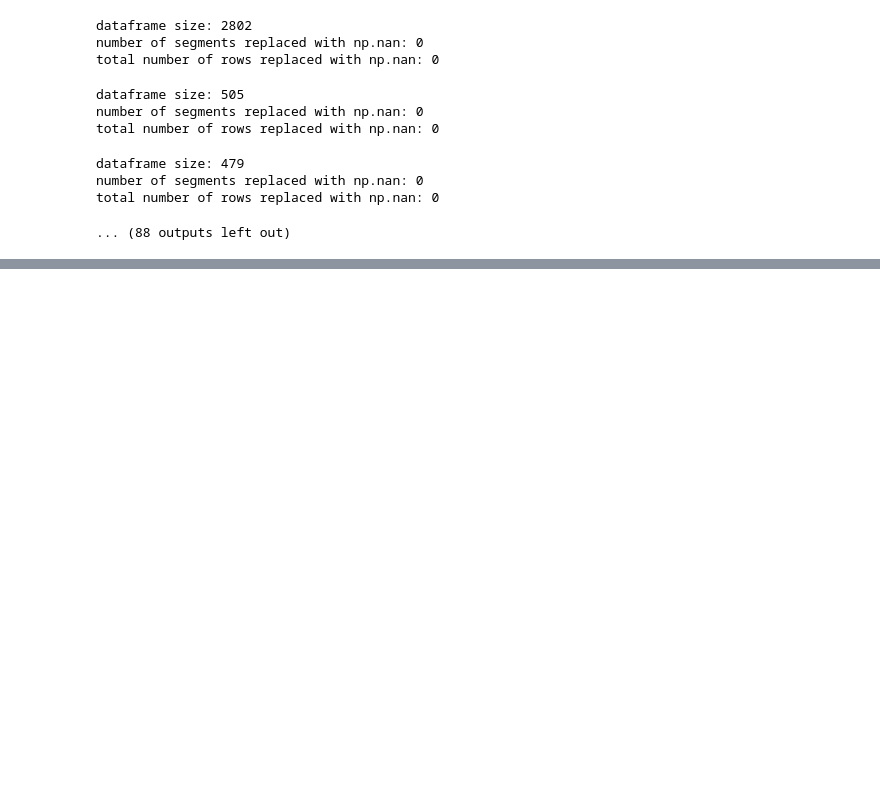
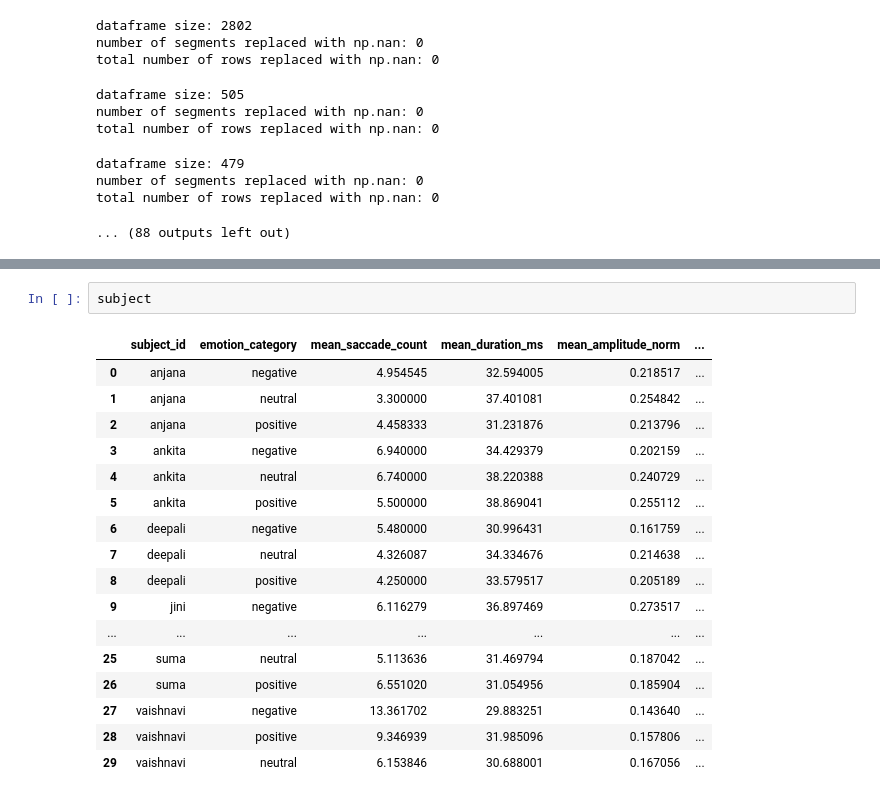
Before and after one commit to deepshiksharma/eye-tracking-ccs, a Jupyter notebook: preprocessing & analysis/saccades.ipynb, the cells around one changed output, grey strips where cells are left out. Saved outputs shown, nothing was run; the diff lists cells and outputs as text; blank space fills up the shorter version.

Commit message:
saccades notebook cell finished running

```diff
--- a/preprocessing & analysis/saccades.ipynb
+++ b/preprocessing & analysis/saccades.ipynb
@@ -46,0 +54,20 @@ total number of rows replaced with np.nan: 0
+# %%
+subject
+# %% [output]
+|  | subject_id | emotion_category | mean_saccade_count | mean_duration_ms | mean_amplitude_norm | ... |
+| 0 | anjana | negative | 4.954545 | 32.594005 | 0.218517 | ... |
+| 1 | anjana | neutral | 3.300000 | 37.401081 | 0.254842 | ... |
+| 2 | anjana | positive | 4.458333 | 31.231876 | 0.213796 | ... |
+| 3 | ankita | negative | 6.940000 | 34.429379 | 0.202159 | ... |
+| 4 | ankita | neutral | 6.740000 | 38.220388 | 0.240729 | ... |
+| 5 | ankita | positive | 5.500000 | 38.869041 | 0.255112 | ... |
+| 6 | deepali | negative | 5.480000 | 30.996431 | 0.161759 | ... |
+| 7 | deepali | neutral | 4.326087 | 34.334676 | 0.214638 | ... |
+| 8 | deepali | positive | 4.250000 | 33.579517 | 0.205189 | ... |
+| 9 | jini | negative | 6.116279 | 36.897469 | 0.273517 | ... |
+| ... | ... | ... | ... | ... | ... | ... |
+| 25 | suma | neutral | 5.113636 | 31.469794 | 0.187042 | ... |
+| 26 | suma | positive | 6.551020 | 31.054956 | 0.185904 | ... |
+| 27 | vaishnavi | negative | 13.361702 | 29.883251 | 0.143640 | ... |
+| 28 | vaishnavi | positive | 9.346939 | 31.985096 | 0.157806 | ... |
+| 29 | vaishnavi | neutral | 6.153846 | 30.688001 | 0.167056 | ... |
```
Also changed, not shown: parts of 1 cell of this notebook.
